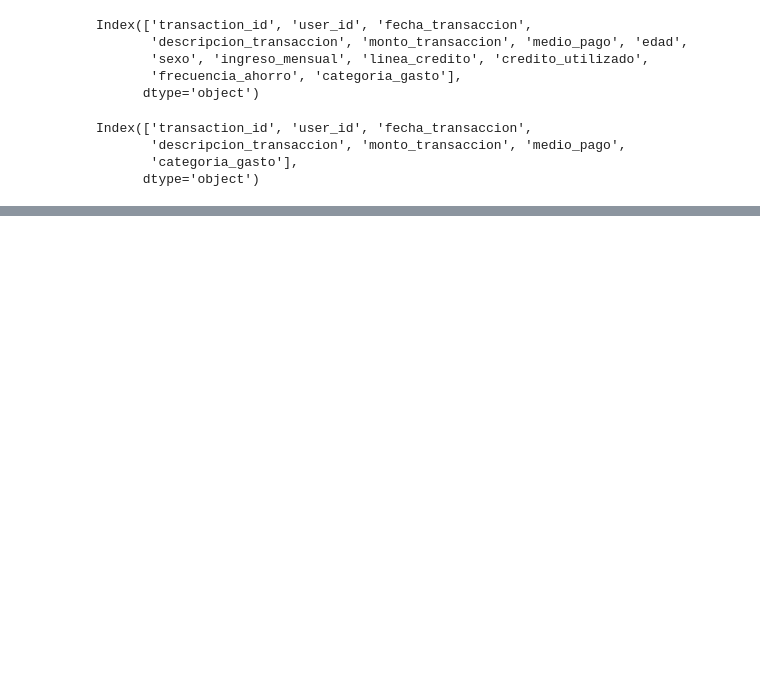
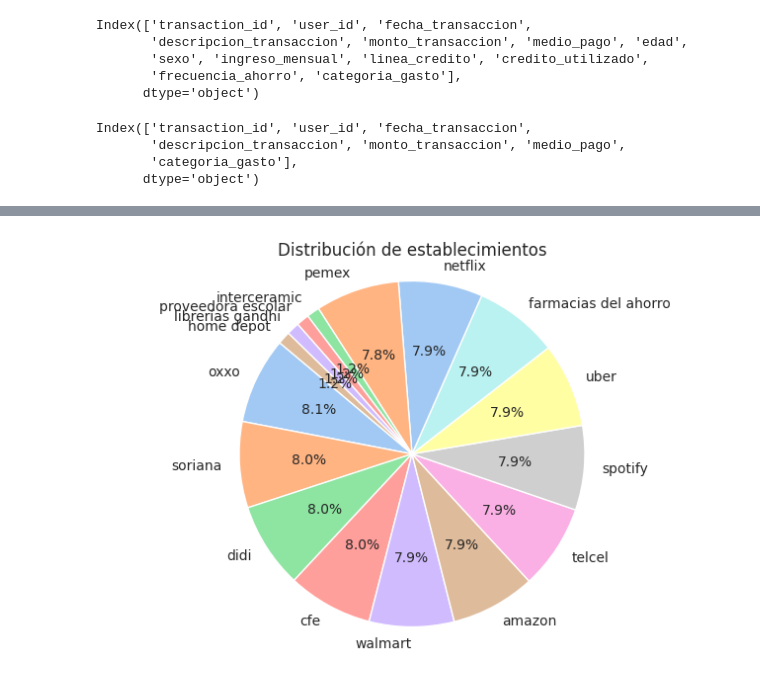
Before and after one commit to dr-dlr/drlab, a Jupyter notebook: hackathon_dataset.ipynb, the cells around one changed output, grey strips where cells are left out. Cells and saved outputs as stored; diff of their text form; code cells hidden in the pictures; blank space fills up the shorter version.

```diff
--- a/hackathon_dataset.ipynb
+++ b/hackathon_dataset.ipynb
@@ -168,0 +223,17 @@ display(transacciones_ok.head())
+# %%
+distribucion_negocios = transacciones_ok['descripcion_transaccion'].value_counts()
+
+sns.set_style("whitegrid")
+
+plt.figure(figsize=(8, 5))
+plt.pie(distribucion_conceptos,
+        labels=distribucion_conceptos.index,
+        autopct='%1.1f%%',
+        startangle=140,
+        colors=sns.color_palette('pastel'))
+
+plt.title('Distribución de establecimientos')
+plt.axis('equal')
+plt.show()
+# %% [output]
+[figure, added]
```
Also changed, not shown: parts of 10 cells of this notebook.
